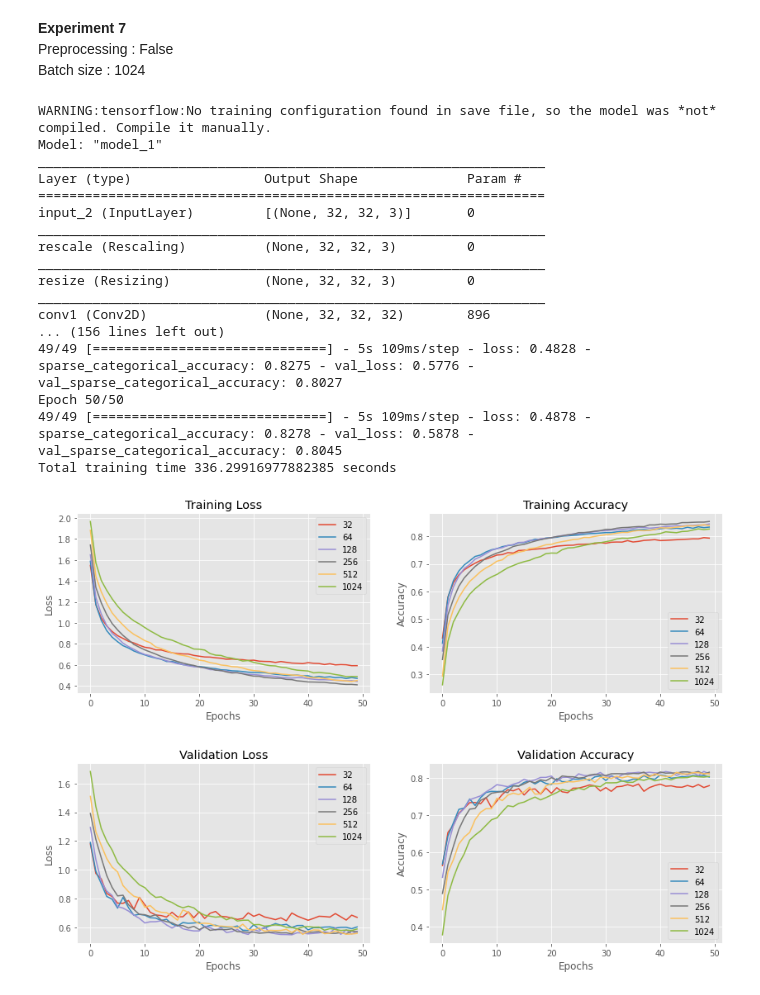
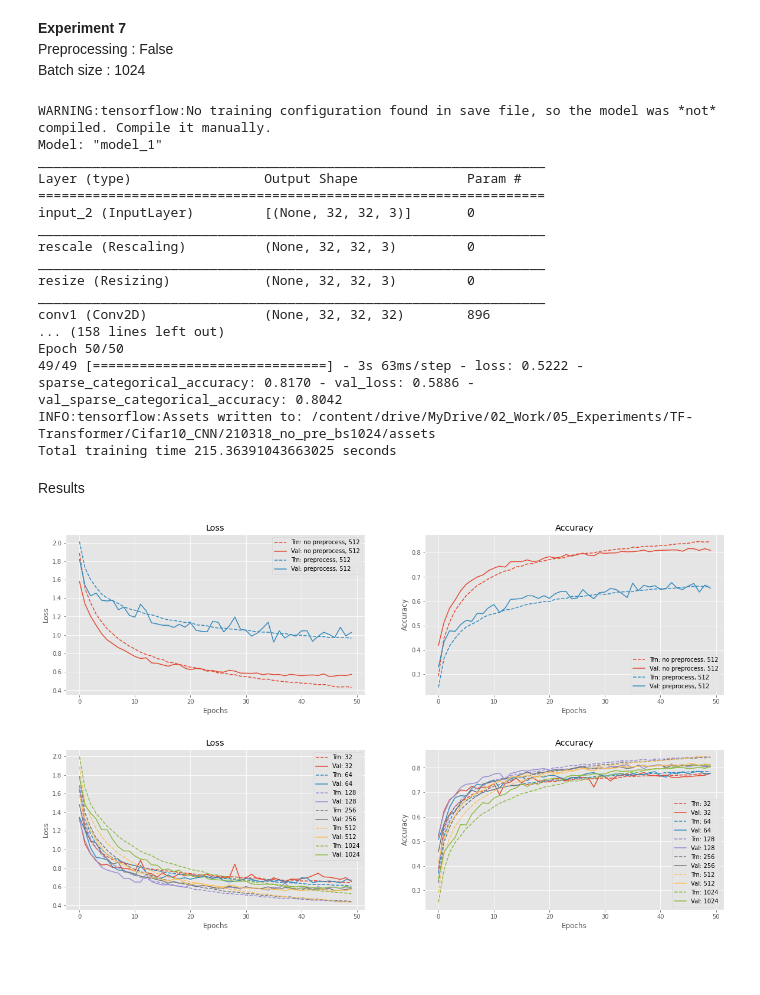
Before and after one commit to cheneeheng/Transformer-TF, a Jupyter notebook: Cifar10_CNN.ipynb, the cells around one changed output. Saved outputs shown, nothing was run; the diff lists cells and outputs as text; code cells hidden in the pictures; blank space fills up the shorter version.

Commit message:
Updated the results, merged the plots, saved history data.

```diff
--- a/Cifar10_CNN.ipynb
+++ b/Cifar10_CNN.ipynb
@@ -621,7 +616,7 @@ Batch size : 64
 batch_size = 64
 model_SmallCNN = tf.keras.models.load_model('model')
 model_SmallCNN.summary()
-history_no_pre_bs64 = train_and_eval(model_SmallCNN, '/content/drive/MyDrive/02_Work/05_Experiments/TF-Transformer/Cifar10_CNN/no_pre_bs64_210318')
+history_no_pre_bs64 = train_and_eval(model_SmallCNN, SAVE_PATH + 'no_pre_bs64')
 # %% [output]
 WARNING:tensorflow:No training configuration found in save file, so the model was *not* compiled. Compile it manually.
 Model: "model_1"
@@ -648,7 +643,7 @@ Batch size : 128
 batch_size = 128
 model_SmallCNN = tf.keras.models.load_model('model')
 model_SmallCNN.summary()
-history_no_pre_bs128 = train_and_eval(model_SmallCNN, '/content/drive/MyDrive/02_Work/05_Experiments/TF-Transformer/Cifar10_CNN/no_pre_bs128_210318')
+history_no_pre_bs128 = train_and_eval(model_SmallCNN, SAVE_PATH + 'no_pre_bs128')
 # %% [output]
 WARNING:tensorflow:No training configuration found in save file, so the model was *not* compiled. Compile it manually.
 Model: "model_1"
@@ -675,7 +670,7 @@ Batch size : 256
 batch_size = 256
 model_SmallCNN = tf.keras.models.load_model('model')
 model_SmallCNN.summary()
-history_no_pre_bs256 = train_and_eval(model_SmallCNN, '/content/drive/MyDrive/02_Work/05_Experiments/TF-Transformer/Cifar10_CNN/no_pre_bs256_210318')
+history_no_pre_bs256 = train_and_eval(model_SmallCNN, SAVE_PATH + 'no_pre_bs256')
 # %% [output]
 WARNING:tensorflow:No training configuration found in save file, so the model was *not* compiled. Compile it manually.
 Model: "model_1"
@@ -702,7 +697,7 @@ Batch size : 1024
 batch_size = 1024
 model_SmallCNN = tf.keras.models.load_model('model')
 model_SmallCNN.summary()
-history_no_pre_bs1024 = train_and_eval(model_SmallCNN, '/content/drive/MyDrive/02_Work/05_Experiments/TF-Transformer/Cifar10_CNN/no_pre_bs1024_210318')
+history_no_pre_bs1024 = train_and_eval(model_SmallCNN, SAVE_PATH + 'no_pre_bs1024')
 # %% [output]
 WARNING:tensorflow:No training configuration found in save file, so the model was *not* compiled. Compile it manually.
 Model: "model_1"
@@ -716,24 +711,33 @@ _________________________________________________________________
 resize (Resizing)            (None, 32, 32, 3)         0
 _________________________________________________________________
 conv1 (Conv2D)               (None, 32, 32, 32)        896
-... (156 lines left out)
-49/49 [==============================] - 5s 109ms/step - loss: 0.4828 - sparse_categorical_accuracy: 0.8275 - val_loss: 0.5776 - val_sparse_categorical_accuracy: 0.8027
+... (158 lines left out)
 Epoch 50/50
-49/49 [==============================] - 5s 109ms/step - loss: 0.4878 - sparse_categorical_accuracy: 0.8278 - val_loss: 0.5878 - val_sparse_categorical_accuracy: 0.8045
-Total training time 336.29916977882385 seconds
+49/49 [==============================] - 3s 63ms/step - loss: 0.5222 - sparse_categorical_accuracy: 0.8170 - val_loss: 0.5886 - val_sparse_categorical_accuracy: 0.8042
+INFO:tensorflow:Assets written to: /content/drive/MyDrive/02_Work/05_Experiments/TF-Transformer/Cifar10_CNN/210318_no_pre_bs1024/assets
+Total training time 215.36391043663025 seconds
+# %% [markdown]
+Results
+# %%
+legends = ['no preprocess, 512', 'preprocess, 512']
+histories = [history_no_pre_bs512, history_pre_bs512]
+
+plot([(i.history['loss'], i.history['val_loss']) for i in histories],
+     [(i.history['sparse_categorical_accuracy'],
+       i.history['val_sparse_categorical_accuracy']) for i in histories],
+     legends,
+     subplot_title=['Loss', 'Accuracy'])
+# %% [output]
+[figure, added]
 # %%
 legends = ['32', '64', '128', '256', '512', '1024']
 histories = [history_no_pre_bs32, history_no_pre_bs64, history_no_pre_bs128,
              history_no_pre_bs256, history_no_pre_bs512, history_no_pre_bs1024]
 
-plot([i.history['loss'] for i in histories],
-     [i.history['sparse_categorical_accuracy'] for i in histories],
+plot([(i.history['loss'], i.history['val_loss']) for i in histories],
+     [(i.history['sparse_categorical_accuracy'],
+       i.history['val_sparse_categorical_accuracy']) for i in histories],
      legends,
-     subplot_title=['Training Loss', 'Training Accuracy'])
-plot([i.history['val_loss'] for i in histories],
-     [i.history['val_sparse_categorical_accuracy'] for i in histories],
-     legends,
-     subplot_title=['Validation Loss', 'Validation Accuracy'])
+     subplot_title=['Loss', 'Accuracy'])
 # %% [output]
-[figure, old version]
+[figure, new version]
-[figure, removed]
```
Also changed, not shown: parts of 16 cells of this notebook.
